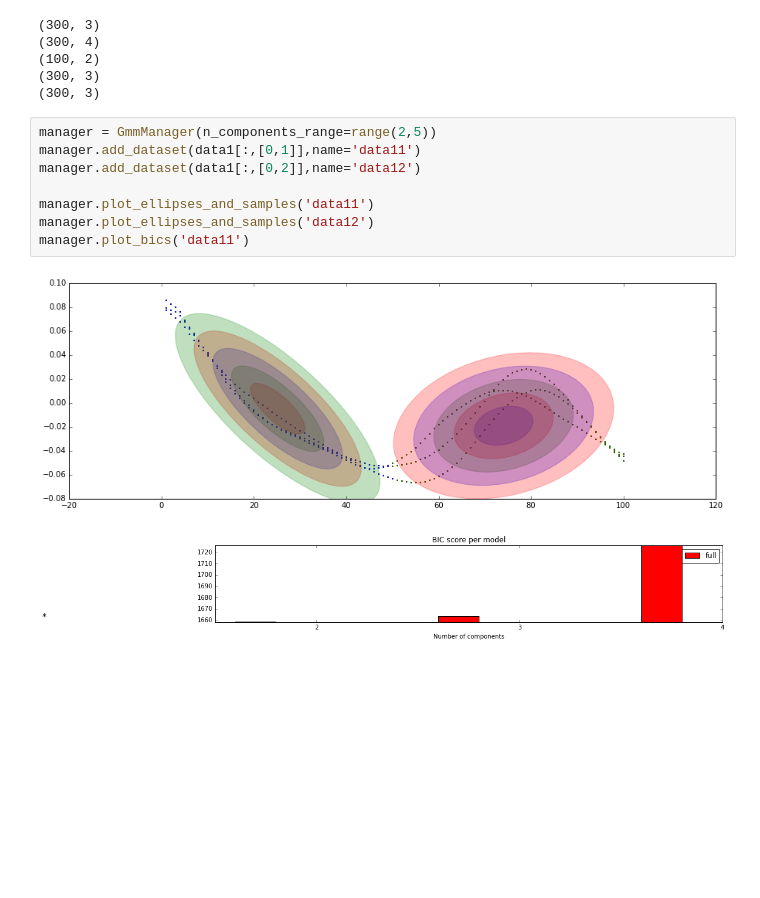
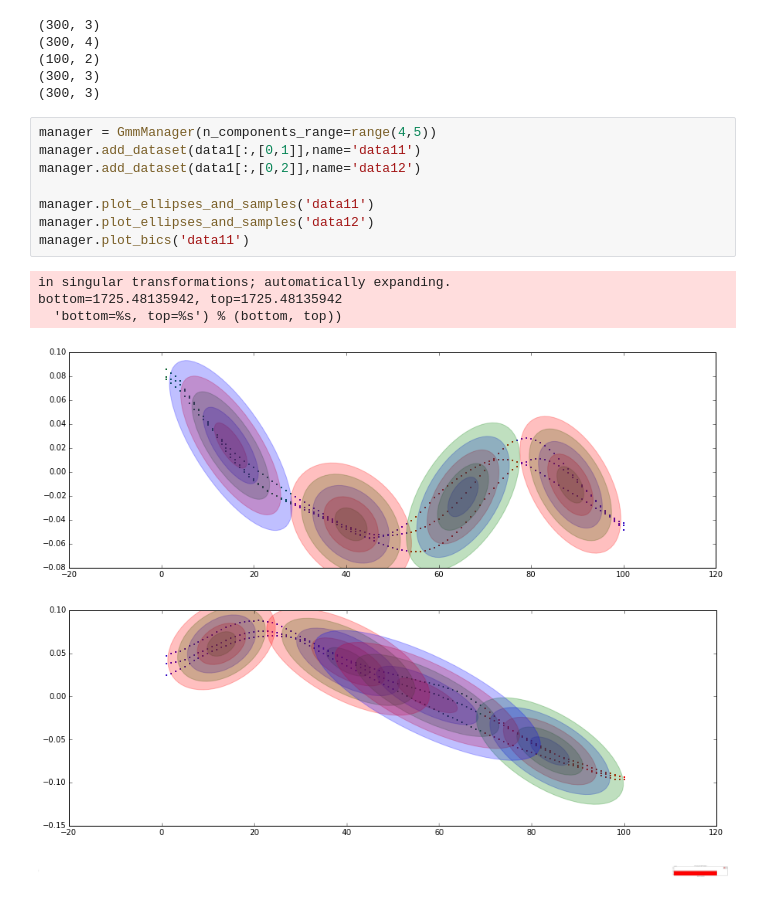
Before and after one commit to show0k/gmm-lbd, a Jupyter notebook: notebooks/calinon_tests.ipynb, the cells around one changed output. Saved outputs shown, nothing was run; the diff lists cells and outputs as text; blank space fills up the shorter version.

```diff
--- a/notebooks/calinon_tests.ipynb
+++ b/notebooks/calinon_tests.ipynb
@@ -33,16 +33,20 @@ print data3_b.shape
 (300, 3)
 (300, 3)
 # %%
-manager = GmmManager(n_components_range=range(2,5))
+manager = GmmManager(n_components_range=range(4,5))
 manager.add_dataset(data1[:,[0,1]],name='data11')
 manager.add_dataset(data1[:,[0,2]],name='data12')
 
 manager.plot_ellipses_and_samples('data11')
 manager.plot_ellipses_and_samples('data12')
 manager.plot_bics('data11')
 # %% [output]
+in singular transformations; automatically expanding.
+bottom=1725.48135942, top=1725.48135942
+  'bottom=%s, top=%s') % (bottom, top))
-[figure, old version]
+[figure, new version]
-[figure, old version]
+[figure, new version]
+[figure, added]
 # %%
 gmm1, gmm2 = manager.gmms['data11'], manager.gmms['data12']
 means1, means2 = gmm1.means_, gmm2.means_
```
Also changed, not shown: parts of 8 cells of this notebook, 3 other files.
